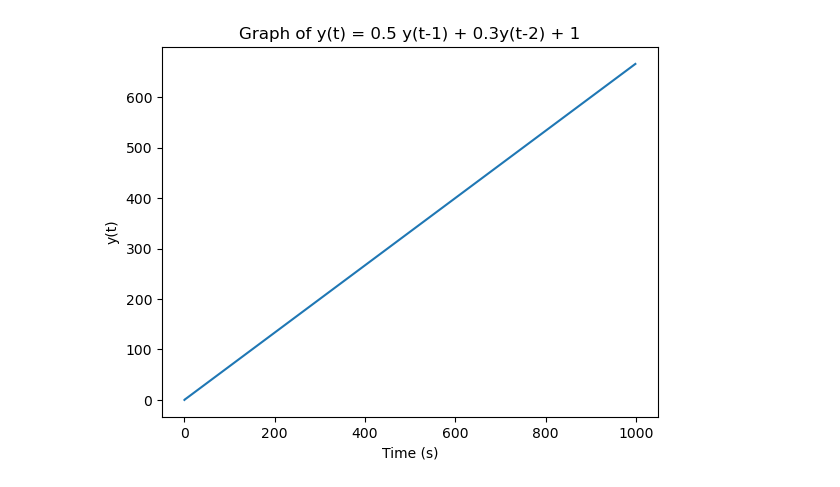
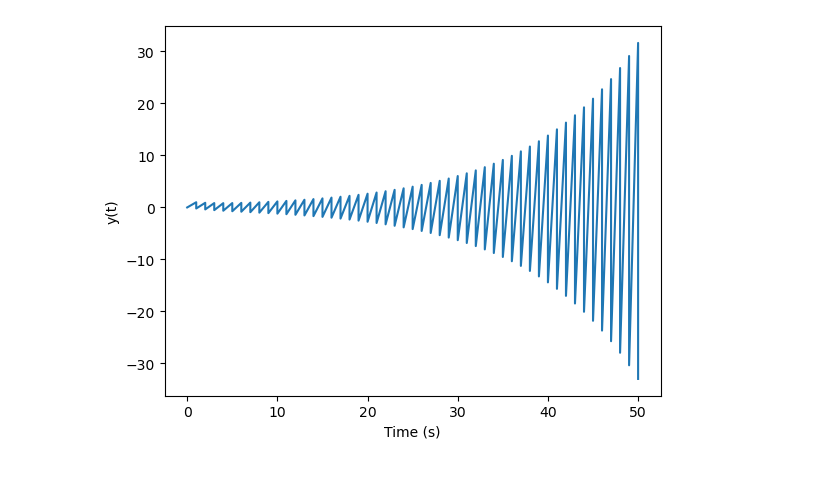
Before and after one commit to Tiabet/Time-series, a Jupyter notebook: 2023-1 TSA/graph.ipynb, the cells around one changed output. Cells and saved outputs as stored; diff of their text form; code cells hidden in the pictures.

```diff
--- a/2023-1 TSA/graph.ipynb
+++ b/2023-1 TSA/graph.ipynb
@@ -1,25 +1,25 @@
 # %%
 import matplotlib.pyplot as plt
+import numpy as np
 
 # Define the initial conditions and time step
 y0 = 0
 y1 = 1
 dt = 1
 
 # Create empty lists to store the time and y values
 t = [0,1]
 y = [y0, y1]
 
 # Iterate through the time steps and calculate the y values
-for i in range(2, 1000):
-    y.append(0.5* y[i-1] + 0.5* y[i-2] + 1)
+for i in range(1, 100):
+    y.append(0.8**(1/2)* y[i-1]-0.2*y[i-2])
     t.append(t[i-1] + dt)
 
 # Plot the graph
 plt.plot(t, y)
 plt.xlabel('Time (s)')
 plt.ylabel('y(t)')
-plt.title('Graph of y(t) = 0.5 y(t-1) + 0.3y(t-2) + 1')
 plt.show()
 # %% [output]
-[figure, old version]
+[figure, new version]
```
Also changed, not shown: 3 other files.
